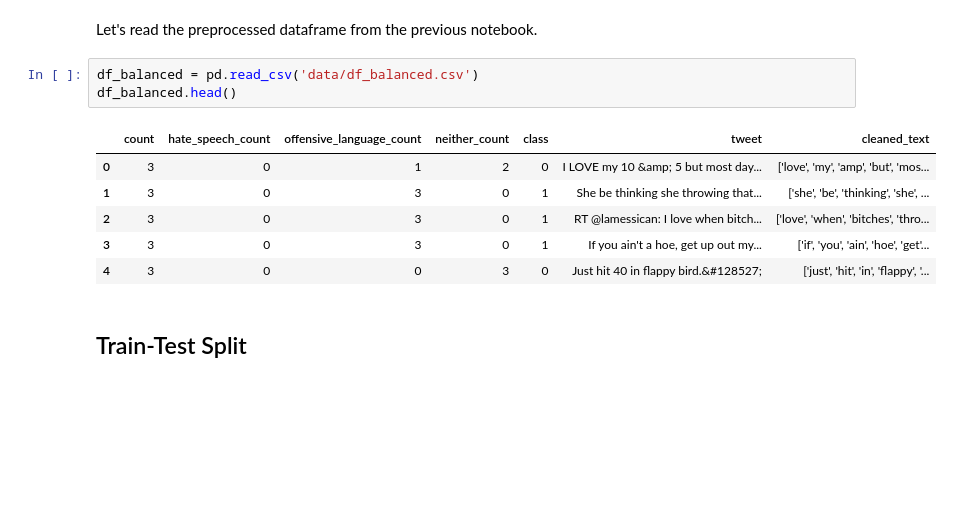
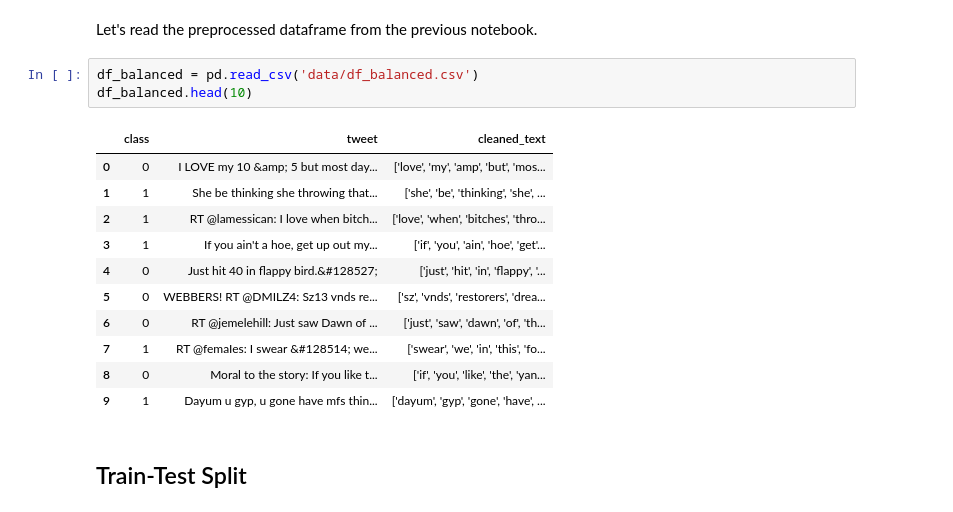
Before and after one commit to daniel-023/Offensive-Speech-Detection, a Jupyter notebook: 02_feature_extraction.ipynb, the cells around one changed output. Saved outputs shown, nothing was run; the diff lists cells and outputs as text; blank space fills up the shorter version.

```diff
--- a/02_feature_extraction.ipynb
+++ b/02_feature_extraction.ipynb
@@ -9,14 +9,19 @@ from sklearn.model_selection import train_test_split
 Let's read the preprocessed dataframe from the previous notebook.
 # %%
 df_balanced = pd.read_csv('data/df_balanced.csv')
-df_balanced.head()
+df_balanced.head(10)
 # %% [output]
-|  | count | hate_speech_count | offensive_language_count | neither_count | class | tweet | cleaned_text |
-| 0 | 3 | 0 | 1 | 2 | 0 | I LOVE my 10 &amp; 5 but most day... | ['love', 'my', 'amp', 'but', 'mos... |
-| 1 | 3 | 0 | 3 | 0 | 1 | She be thinking she throwing that... | ['she', 'be', 'thinking', 'she', ... |
-| 2 | 3 | 0 | 3 | 0 | 1 | RT @lamessican: I love when bitch... | ['love', 'when', 'bitches', 'thro... |
-| 3 | 3 | 0 | 3 | 0 | 1 | If you ain't a hoe, get up out my... | ['if', 'you', 'ain', 'hoe', 'get'... |
-| 4 | 3 | 0 | 0 | 3 | 0 | Just hit 40 in flappy bird.&#128527; | ['just', 'hit', 'in', 'flappy', '... |
+|  | class | tweet | cleaned_text |
+| 0 | 0 | I LOVE my 10 &amp; 5 but most day... | ['love', 'my', 'amp', 'but', 'mos... |
+| 1 | 1 | She be thinking she throwing that... | ['she', 'be', 'thinking', 'she', ... |
+| 2 | 1 | RT @lamessican: I love when bitch... | ['love', 'when', 'bitches', 'thro... |
+| 3 | 1 | If you ain't a hoe, get up out my... | ['if', 'you', 'ain', 'hoe', 'get'... |
+| 4 | 0 | Just hit 40 in flappy bird.&#128527; | ['just', 'hit', 'in', 'flappy', '... |
+| 5 | 0 | WEBBERS! RT @DMILZ4: Sz13 vnds re... | ['sz', 'vnds', 'restorers', 'drea... |
+| 6 | 0 | RT @jemelehill: Just saw Dawn of ... | ['just', 'saw', 'dawn', 'of', 'th... |
+| 7 | 1 | RT @femaIes: I swear &#128514; we... | ['swear', 'we', 'in', 'this', 'fo... |
+| 8 | 0 | Moral to the story: If you like t... | ['if', 'you', 'like', 'the', 'yan... |
+| 9 | 1 | Dayum u gyp, u gone have mfs thin... | ['dayum', 'gyp', 'gone', 'have', ... |
 # %% [markdown]
 ## Train-Test Split
 # %% [markdown]
```
Also changed, not shown: 2 other files.
